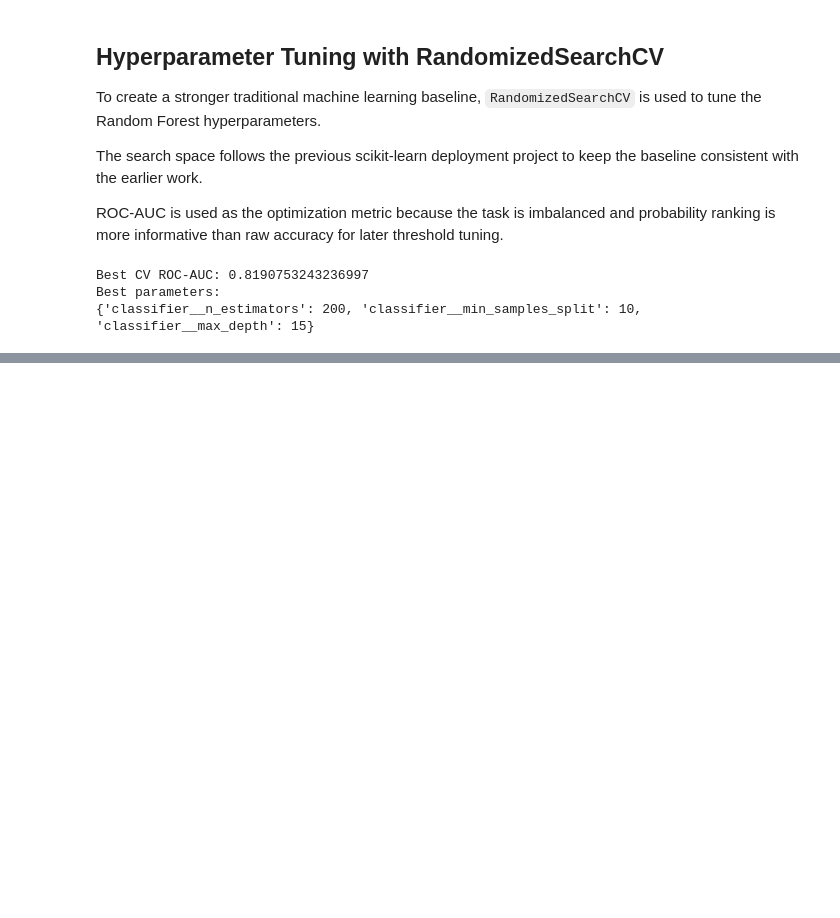
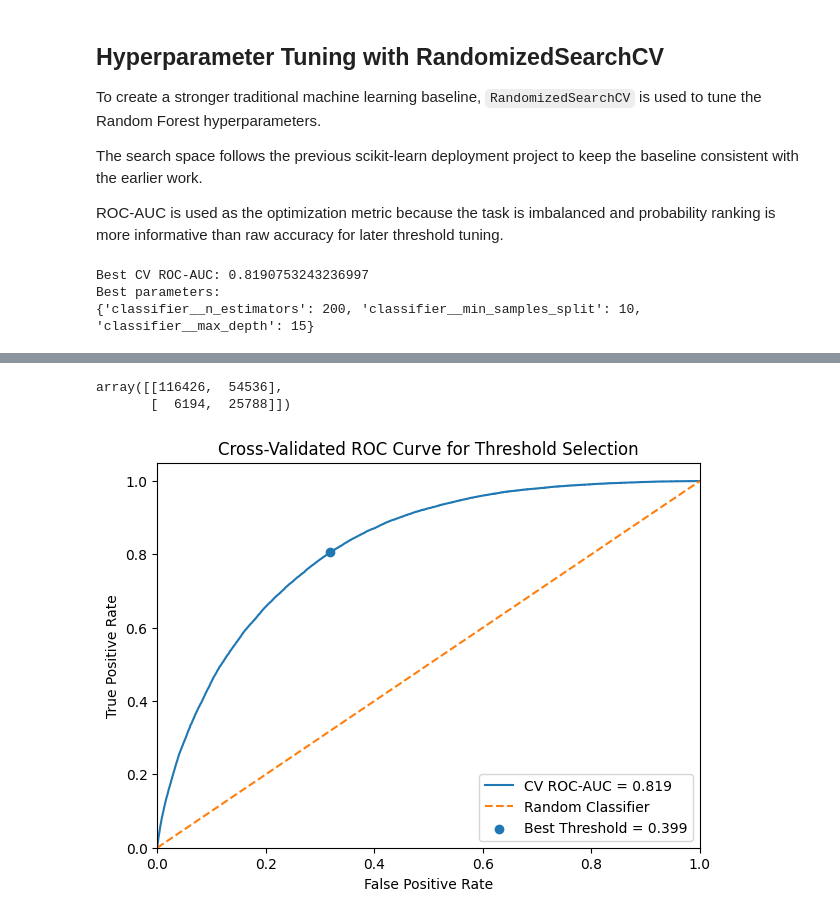
Before and after one commit to jayjay0317/diabetes-risk-reliability-pytorch, a Jupyter notebook: notebooks/02_sklearn_baseline.ipynb, the cells around one changed output, grey strips where cells are left out. Saved outputs shown, nothing was run; the diff lists cells and outputs as text; code cells hidden in the pictures; blank space fills up the shorter version.

Commit message:
Add cross validated threshold tuning

```diff
--- a/notebooks/02_sklearn_baseline.ipynb
+++ b/notebooks/02_sklearn_baseline.ipynb
@@ -266,7 +268,7 @@ cv = StratifiedKFold(
 # Generate out-of-fold probabilities from the training set only.
 # These predictions are used for threshold analysis without touching the test set.
 y_proba_train_cv = cross_val_predict(
-    rf_pipeline,
+    best_rf_pipeline,
     X_train,
     y_train,
     cv=cv,
@@ -274,6 +276,7 @@ y_proba_train_cv = cross_val_predict(
     n_jobs=-1
 )[:, 1]
 
+# Default classification threshold
 y_pred_train_cv_default = (y_proba_train_cv >= 0.5).astype(int)
 # %%
 metrics_cv_default = evaluate_predictions(
@@ -333,0 +387,26 @@ print(best_threshold)
+# %%
+confusion_matrix(y_train, y_pred_train_cv_tuned)
+# %% [output]
+array([[116426,  54536],
+       [  6194,  25788]])
+# %%
+roc_auc_train_cv = roc_auc_score(y_train, y_proba_train_cv)
+
+plt.figure(figsize=(7, 5))
+
+plt.plot(fpr, tpr, label=f"CV ROC-AUC = {roc_auc_train_cv:.3f}")
+plt.plot([0, 1], [0, 1], linestyle="--", label="Random Classifier")
+plt.scatter(
+    fpr[best_idx],
+    tpr[best_idx],
+    label=f"Best Threshold = {best_threshold:.3f}"
+)
+
+plt.axis([0, 1, 0, 1.05])
+plt.xlabel("False Positive Rate")
+plt.ylabel("True Positive Rate")
+plt.title("Cross-Validated ROC Curve for Threshold Selection")
+plt.legend()
+plt.show()
+# %% [output]
+[figure, added]
```
Also changed, not shown: parts of 10 cells of this notebook.
